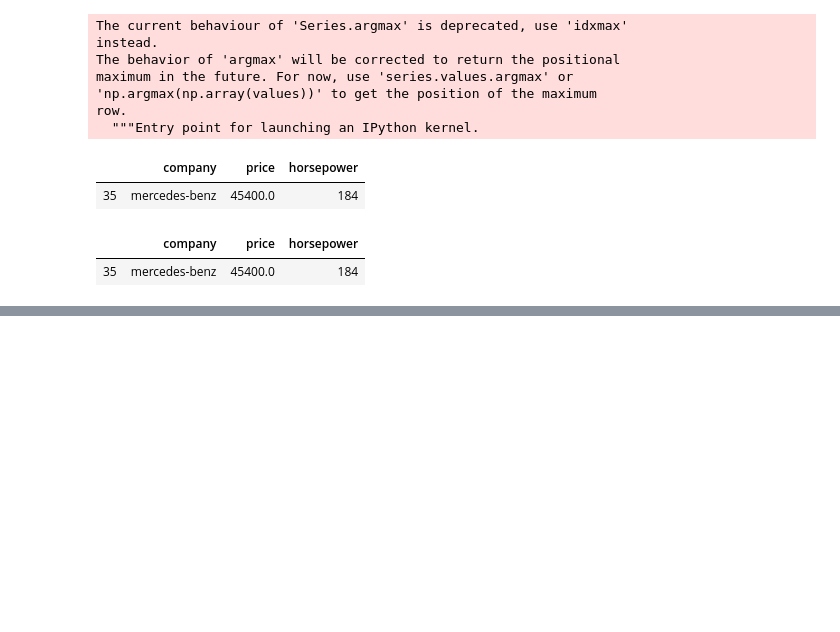
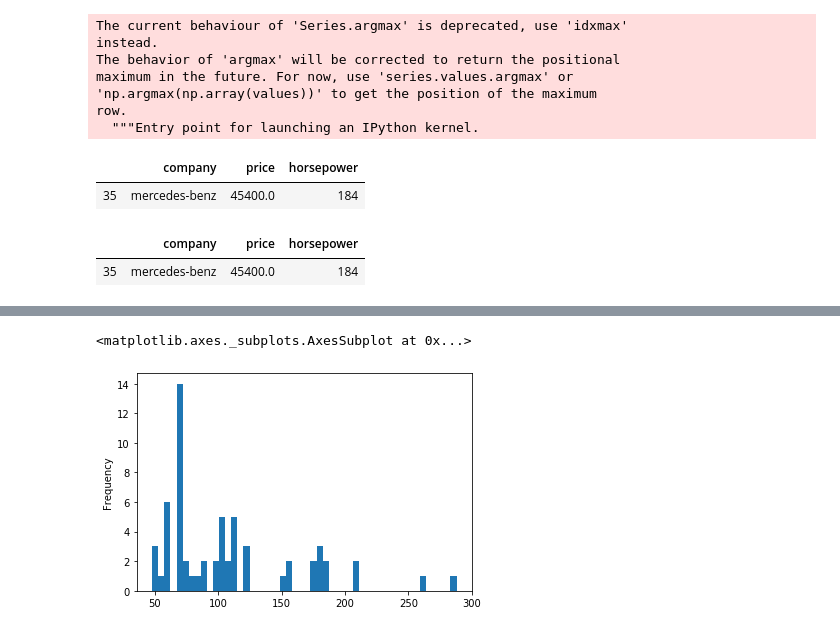
Before and after one commit to kris524/Python-problem-solving, a Jupyter notebook: Pandas Python problems solutions .ipynb, the cells around one changed output, grey strips where cells are left out. Drawn from its saved outputs; the diff is of its cells as text; code cells hidden in the pictures; blank space fills up the shorter version.

```diff
--- a/Pandas Python problems solutions .ipynb
+++ b/Pandas Python problems solutions .ipynb
@@ -74,0 +189,5 @@ df
+# %%
+auto_data.horsepower.plot(kind='hist',bins=50)#more cars have horsepower between 50 and 100
+# %% [output]
+<matplotlib.axes._subplots.AxesSubplot at 0x...>
+[figure, added]
```
Also changed, not shown: parts of 11 cells of this notebook.
